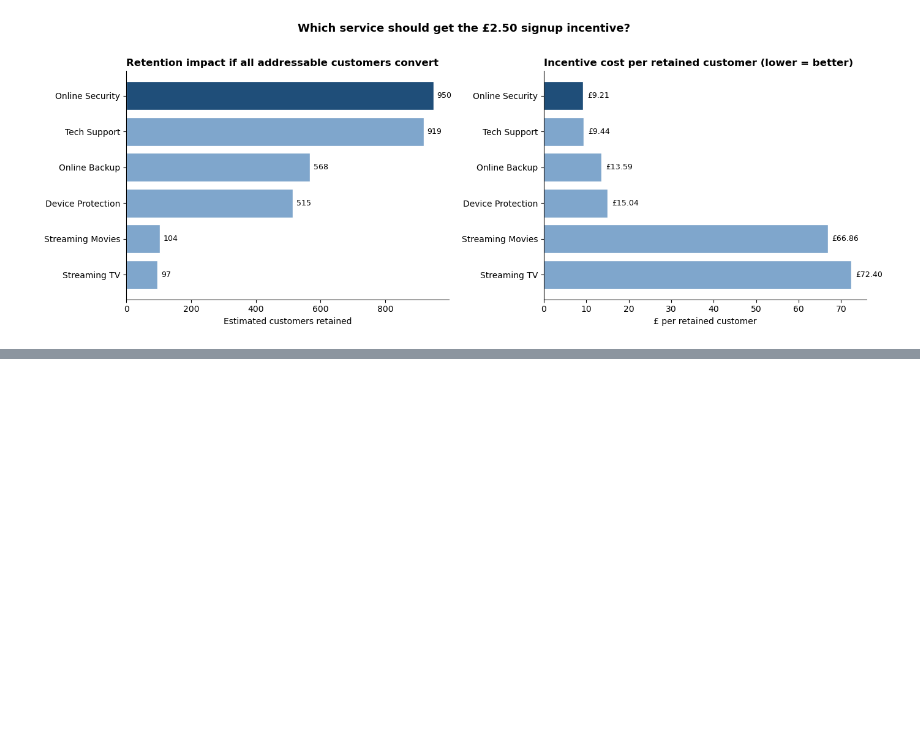
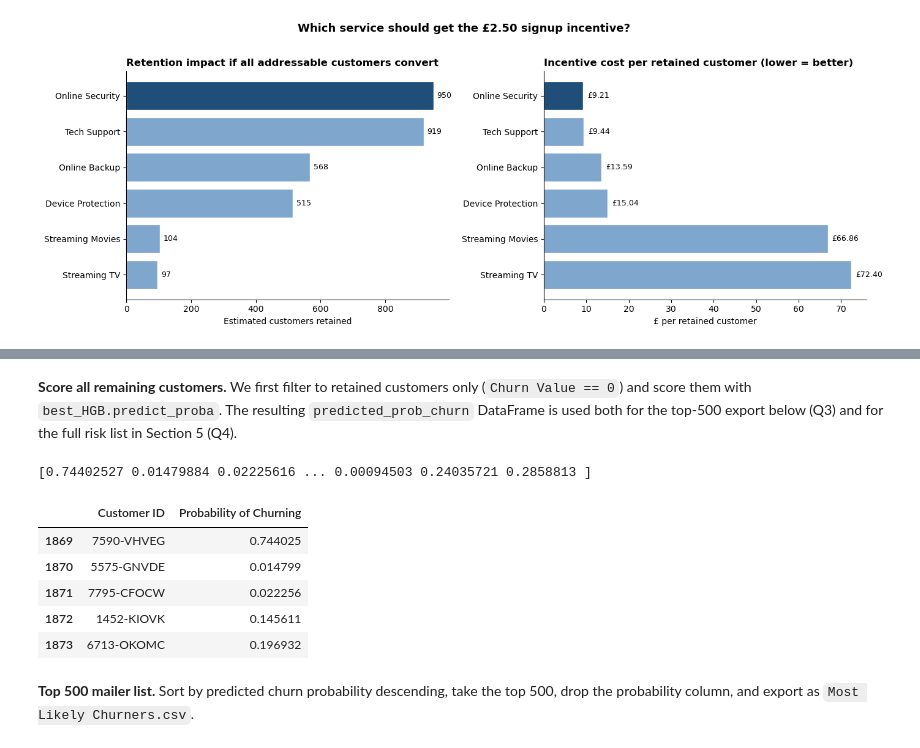
Before and after one commit to geraintmelville/Swan_Teleco_project, a Jupyter notebook: Final.ipynb, the cells around one changed output, grey strips where cells are left out. Saved outputs shown, nothing was run; the diff lists cells and outputs as text; code cells hidden in the pictures; blank space fills up the shorter version.

```diff
--- a/Final.ipynb
+++ b/Final.ipynb
@@ -747,0 +764,24 @@ plt.show()
+# %% [markdown]
+**Score all remaining customers.** We first filter to retained customers only (`Churn Value == 0`) and score them with `best_HGB.predict_proba`. The resulting `predicted_prob_churn` DataFrame is used both for the top-500 export below (Q3) and for the full risk list in Section 5 (Q4).
+# %%
+current_customers_clean = df[df['Churn Value'] == 0].drop("Churn Value", axis = 1)
+current_customers_raw = df_raw[df_raw['Churn Value'] == 0]
+# %%
+preds = best_HGB.predict_proba(current_customers_clean)[:, 1]
+print(preds)
+# %% [output]
+[0.74402527 0.01479884 0.02225616 ... 0.00094503 0.24035721 0.2858813 ]
+# %%
+predicted_prob_churn = pd.DataFrame()
+predicted_prob_churn["Customer ID"] = current_customers_raw["CustomerID"]
+predicted_prob_churn["Probability of Churning"] = best_HGB.predict_proba(current_customers_clean)[:, 1]
+predicted_prob_churn.head()
+# %% [output]
+|  | Customer ID | Probability of Churning |
+| 1869 | 7590-VHVEG | 0.744025 |
+| 1870 | 5575-GNVDE | 0.014799 |
+| 1871 | 7795-CFOCW | 0.022256 |
+| 1872 | 1452-KIOVK | 0.145611 |
+| 1873 | 6713-OKOMC | 0.196932 |
+# %% [markdown]
+**Top 500 mailer list.** Sort by predicted churn probability descending, take the top 500, drop the probability column, and export as `Most Likely Churners.csv`.
```
Also changed, not shown: parts of 7 cells of this notebook.
